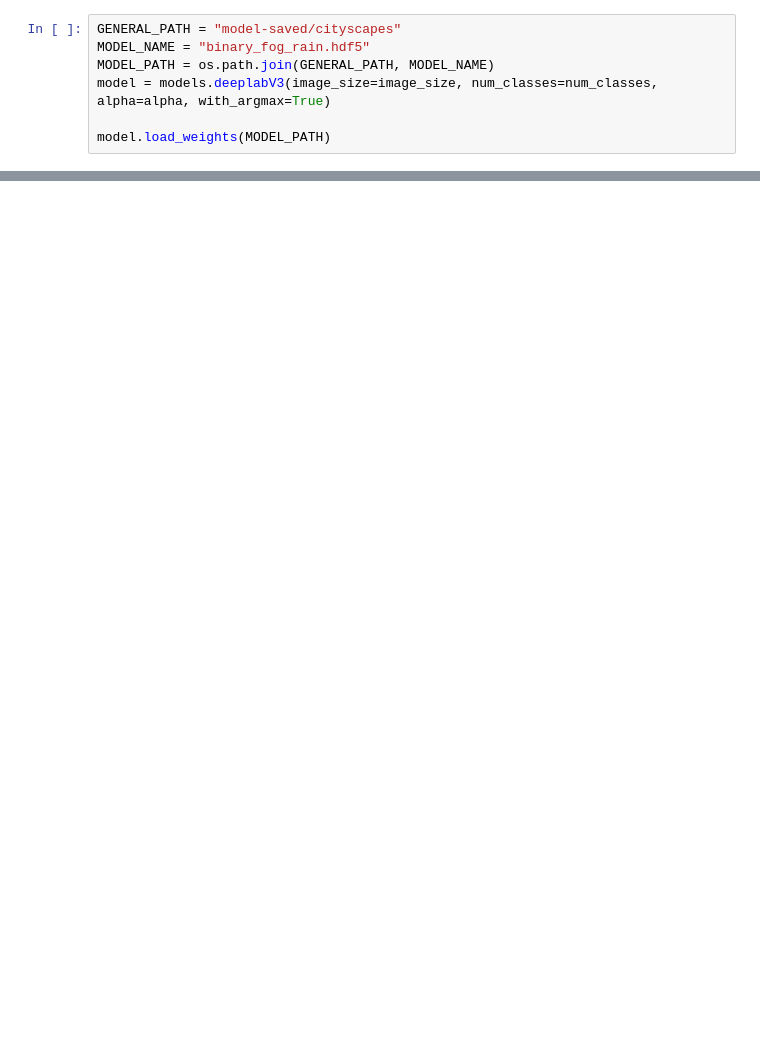
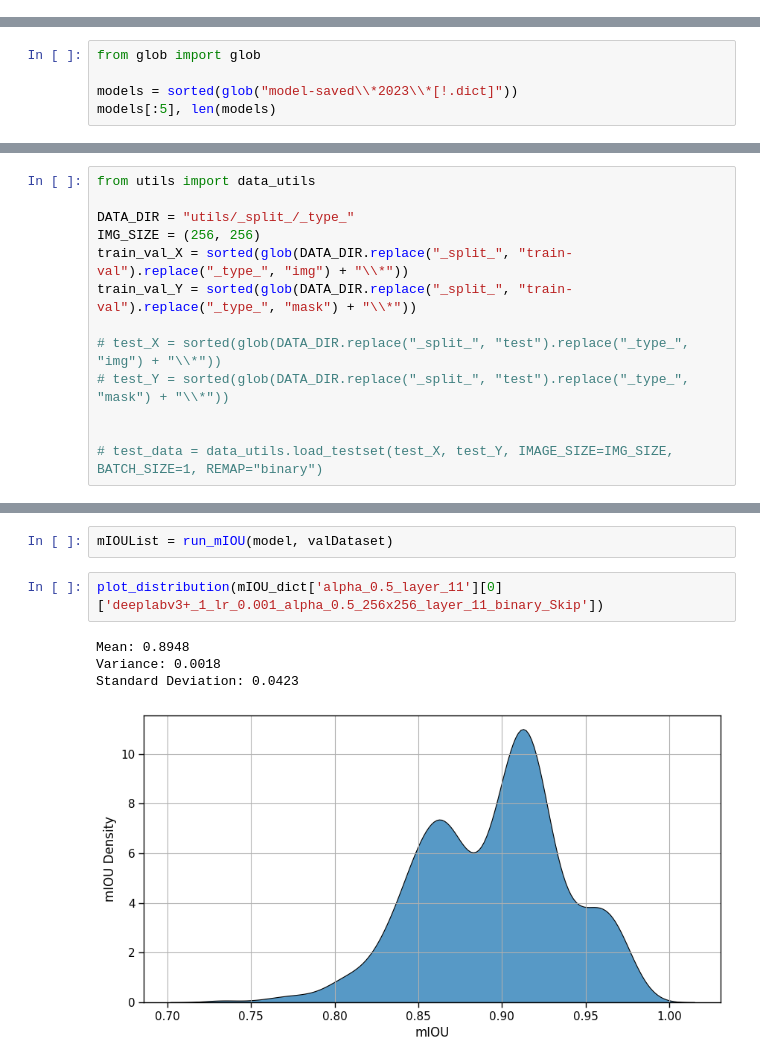
Before and after one commit to RWaiti/Keras-DeeplabV3Plus-MobilenetV2, a Jupyter notebook: vis.ipynb, the cells around one changed output, grey strips where cells are left out. Saved outputs shown, nothing was run; the diff lists cells and outputs as text; blank space fills up the shorter version.

```diff
--- a/vis.ipynb
+++ b/vis.ipynb
@@ -246,7 +27,0 @@ print(num_classes)
-# %%
-GENERAL_PATH = "model-saved/cityscapes"
-MODEL_NAME = "binary_fog_rain.hdf5"
-MODEL_PATH = os.path.join(GENERAL_PATH, MODEL_NAME)
-model = models.deeplabV3(image_size=image_size, num_classes=num_classes, alpha=alpha, with_argmax=True)
-
-model.load_weights(MODEL_PATH)
@@ -296,0 +28,5 @@ mIOU_all_images(model, x_val)
+# %%
+from glob import glob
+
+models = sorted(glob("model-saved\\*2023\\*[!.dict]"))
+models[:5], len(models)
@@ -296,0 +40,13 @@ mIOU_all_images(model, x_val)
+# %%
+from utils import data_utils
+
+DATA_DIR = "utils/_split_/_type_"
+IMG_SIZE = (256, 256)
+train_val_X = sorted(glob(DATA_DIR.replace("_split_", "train-val").replace("_type_", "img") + "\\*"))
+train_val_Y = sorted(glob(DATA_DIR.replace("_split_", "train-val").replace("_type_", "mask") + "\\*"))
+
+# test_X = sorted(glob(DATA_DIR.replace("_split_", "test").replace("_type_", "img") + "\\*"))
+# test_Y = sorted(glob(DATA_DIR.replace("_split_", "test").replace("_type_", "mask") + "\\*"))
+
+
+# test_data = data_utils.load_testset(test_X, test_Y, IMAGE_SIZE=IMG_SIZE, BATCH_SIZE=1, REMAP="binary")
@@ -296,0 +376,9 @@ mIOU_all_images(model, x_val)
+# %%
+mIOUList = run_mIOU(model, valDataset)
+# %%
+plot_distribution(mIOU_dict['alpha_0.5_layer_11'][0]['deeplabv3+_1_lr_0.001_alpha_0.5_256x256_layer_11_binary_Skip'])
+# %% [output]
+Mean: 0.8948
+Variance: 0.0018
+Standard Deviation: 0.0423
+[figure, added]
```
Also changed, not shown: parts of 27 cells of this notebook, 24 other files.
